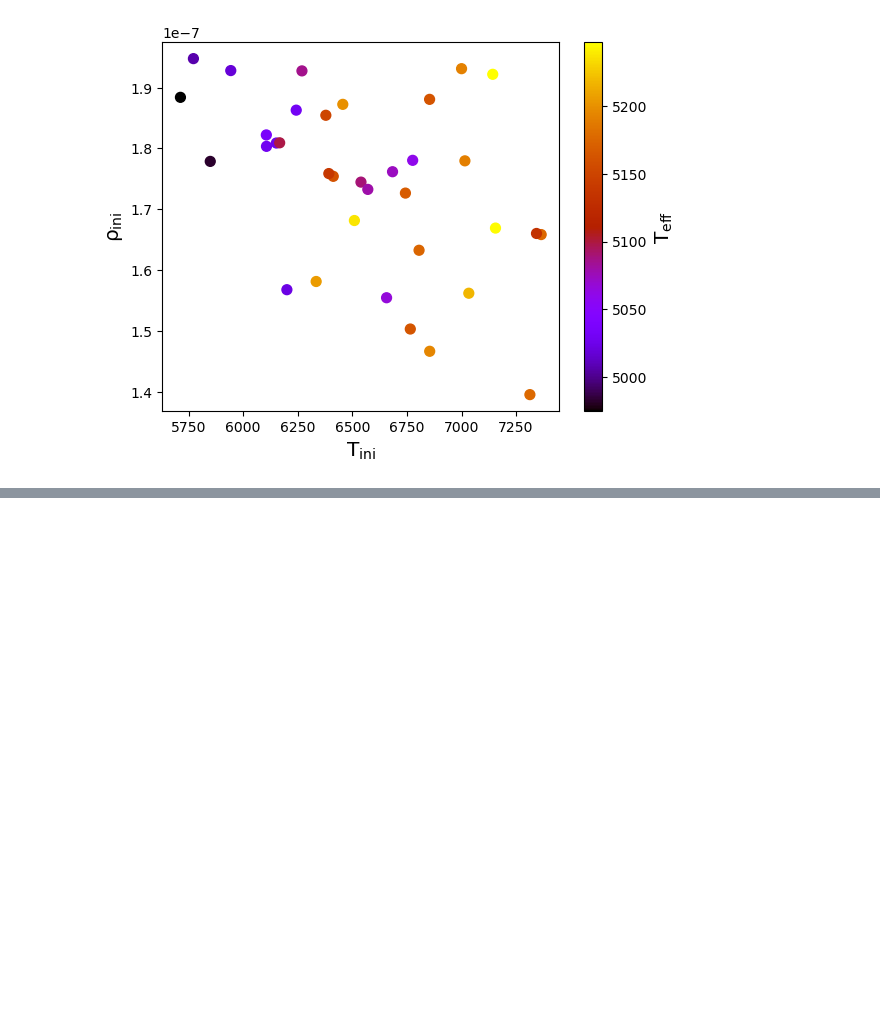
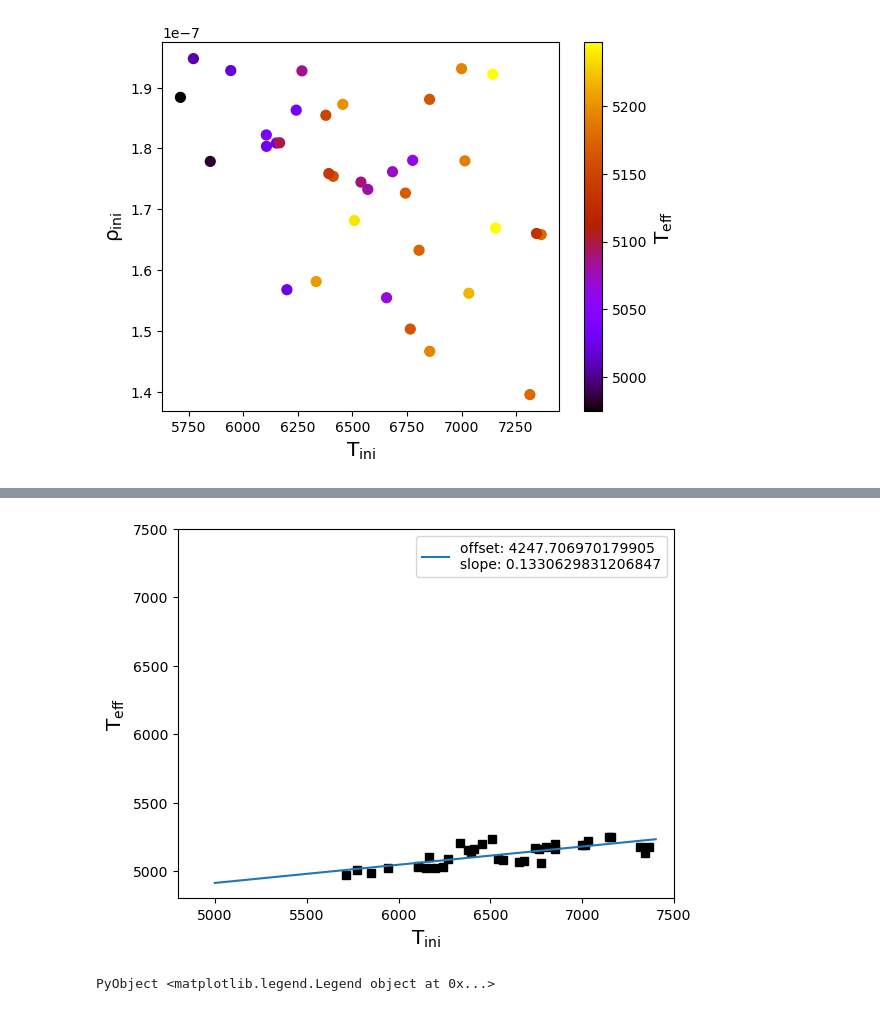
Before and after one commit to pe1995/MUST.jl, a Jupyter notebook: examples/running_dispatch/Valid_T_rho_comb.ipynb, the cells around one changed output, grey strips where cells are left out. Saved outputs shown, nothing was run; the diff lists cells and outputs as text; code cells hidden in the pictures; blank space fills up the shorter version.

```diff
--- a/examples/running_dispatch/Valid_T_rho_comb.ipynb
+++ b/examples/running_dispatch/Valid_T_rho_comb.ipynb
@@ -119,0 +129,17 @@ cbar.set_label(L"\rm T_{eff}", fontsize="x-large")
+# %%
+plt.plot(t_success, teff_t, marker="s", ls="", color="k")
+plt.xlabel(L"\rm T_{ini}", fontsize="x-large")
+plt.ylabel(L"\rm T_{eff}", fontsize="x-large")
+
+mask = .!isnan.(teff_t)
+linfit = Polynomials.fit(t_success[mask], teff_t[mask], 1)
+x = [5000:100:7400...]; y = linfit.coeffs[1] .+ linfit.coeffs[2] .* x
+plt.plot(x, y, label="offset: $(linfit.coeffs[1])\nslope: $(linfit.coeffs[2])")
+
+plt.xlim(4800,7500)
+plt.ylim(4800,7500)
+
+plt.legend()
+# %% [output]
+[figure, added]
+PyObject <matplotlib.legend.Legend object at 0x...>
```
Also changed, not shown: parts of 13 cells of this notebook, 1 other file.
